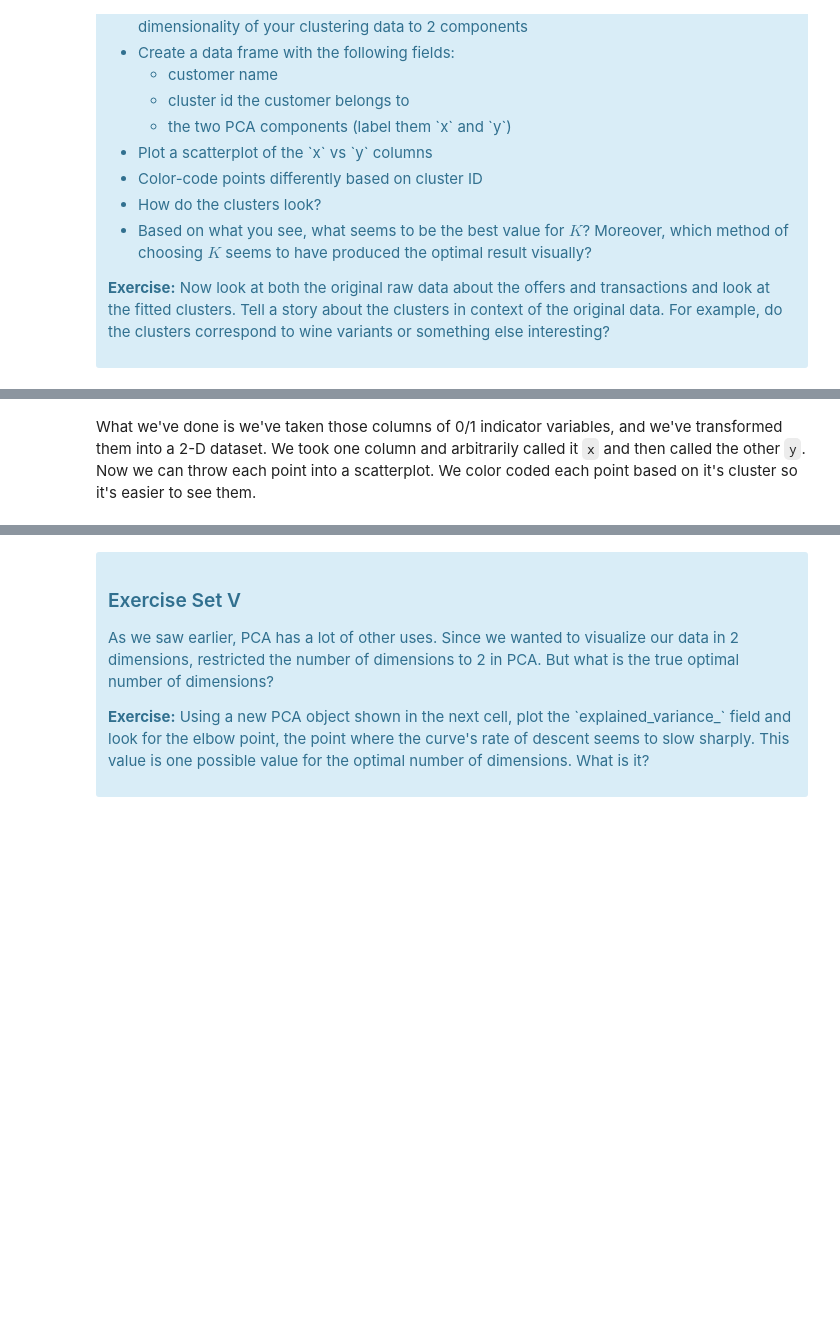
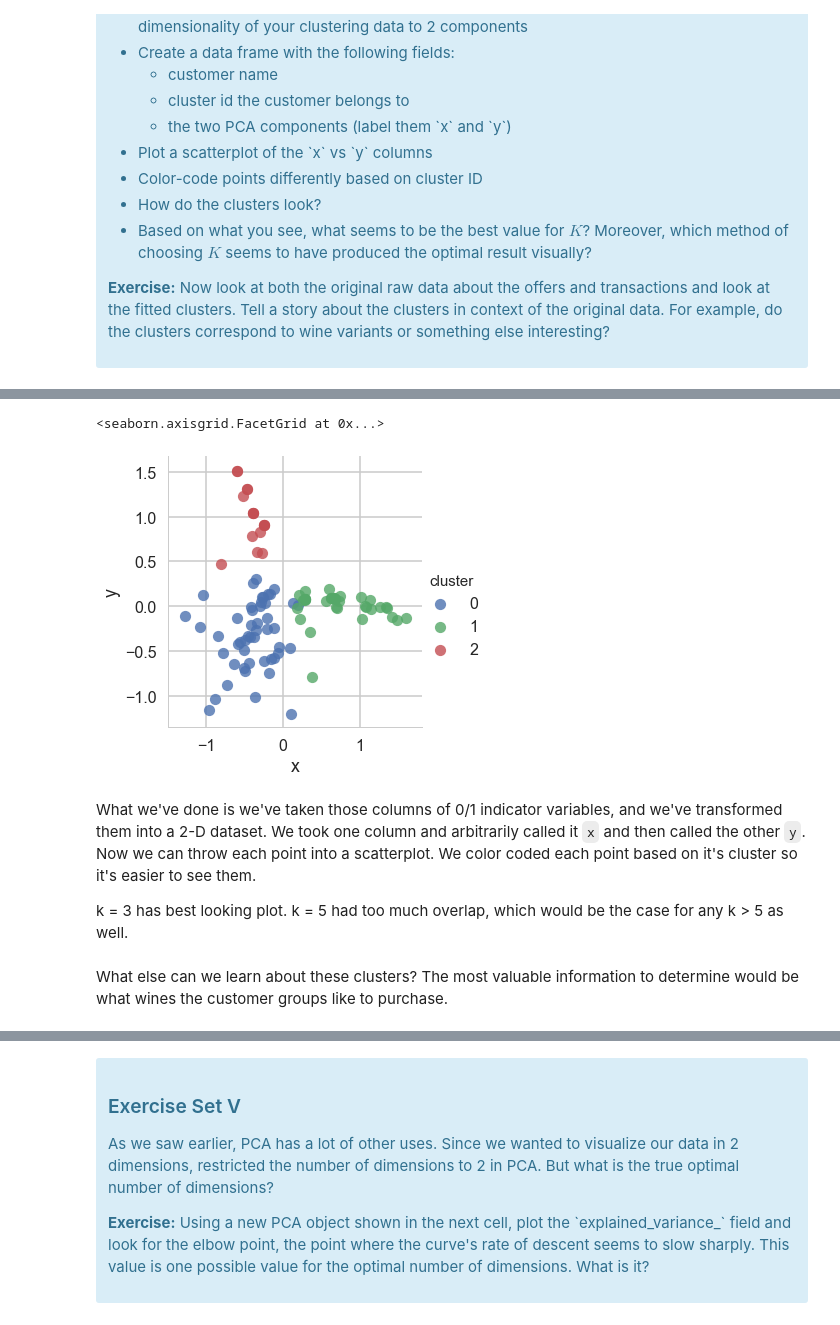
Before and after one commit to bennettjs/springboard, a Jupyter notebook: Mini_Project_Clustering.ipynb, the cells around one changed output, grey strips where cells are left out. Saved outputs shown, nothing was run; the diff lists cells and outputs as text; code cells hidden in the pictures; blank space fills up the shorter version.

```diff
--- a/Mini_Project_Clustering.ipynb
+++ b/Mini_Project_Clustering.ipynb
@@ -237,2 +292,13 @@ This is only one use of PCA for dimension reduction. We can also use PCA when we
+# %%
+# Quick look at the data post PCA.
+#plt.scatter(cluster_matrix.x, cluster_matrix.y)
+sns.lmplot('x', 'y', cluster_matrix, hue='cluster', fit_reg=False)
+# %% [output]
+<seaborn.axisgrid.FacetGrid at 0x...>
+[figure, added]
 # %% [markdown]
 What we've done is we've taken those columns of 0/1 indicator variables, and we've transformed them into a 2-D dataset. We took one column and arbitrarily called it `x` and then called the other `y`. Now we can throw each point into a scatterplot. We color coded each point based on it's cluster so it's easier to see them.
+
+k = 3 has best looking plot. k = 5 had too much overlap, which would be the case for any k > 5 as well.
+# %% [markdown]
+What else can we learn about these clusters? The most valuable information to determine would be what wines the customer groups like to purchase.
```
Also changed, not shown: parts of 16 cells of this notebook.
